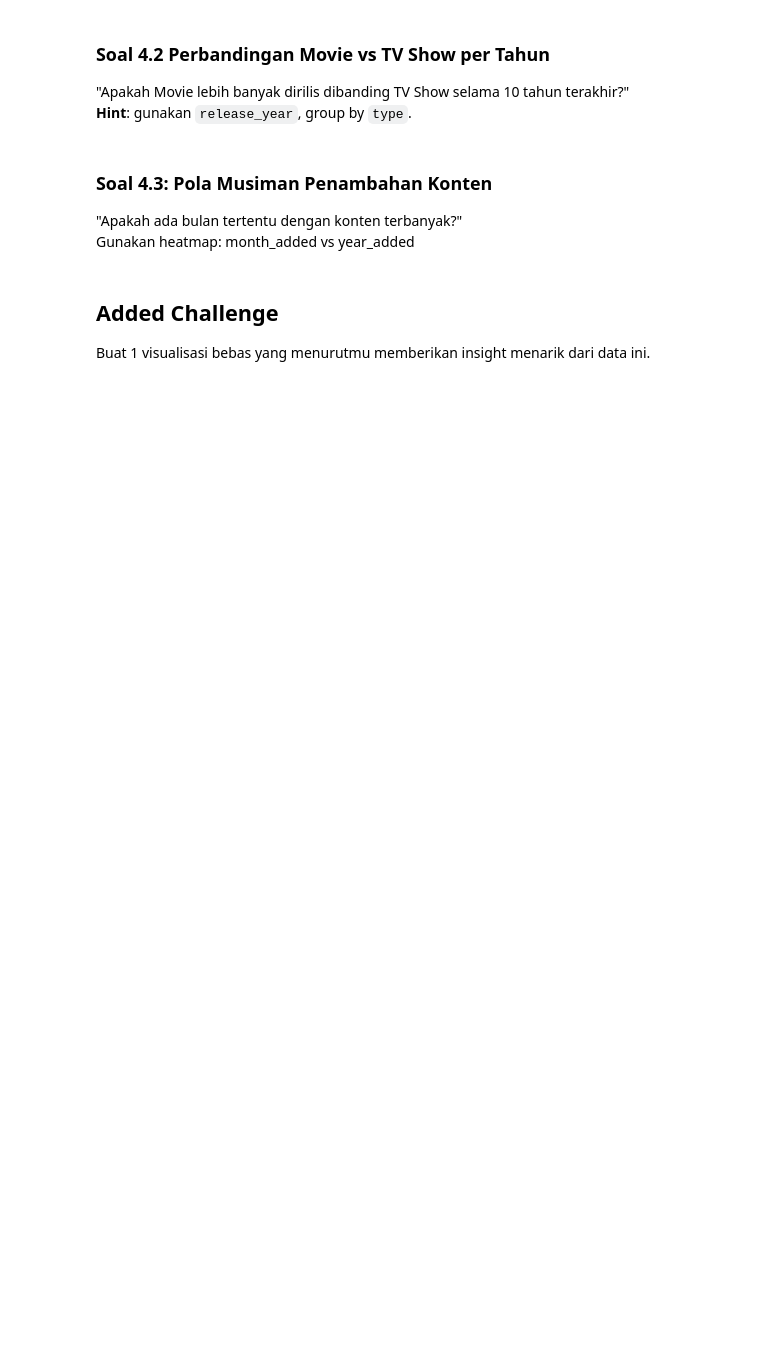
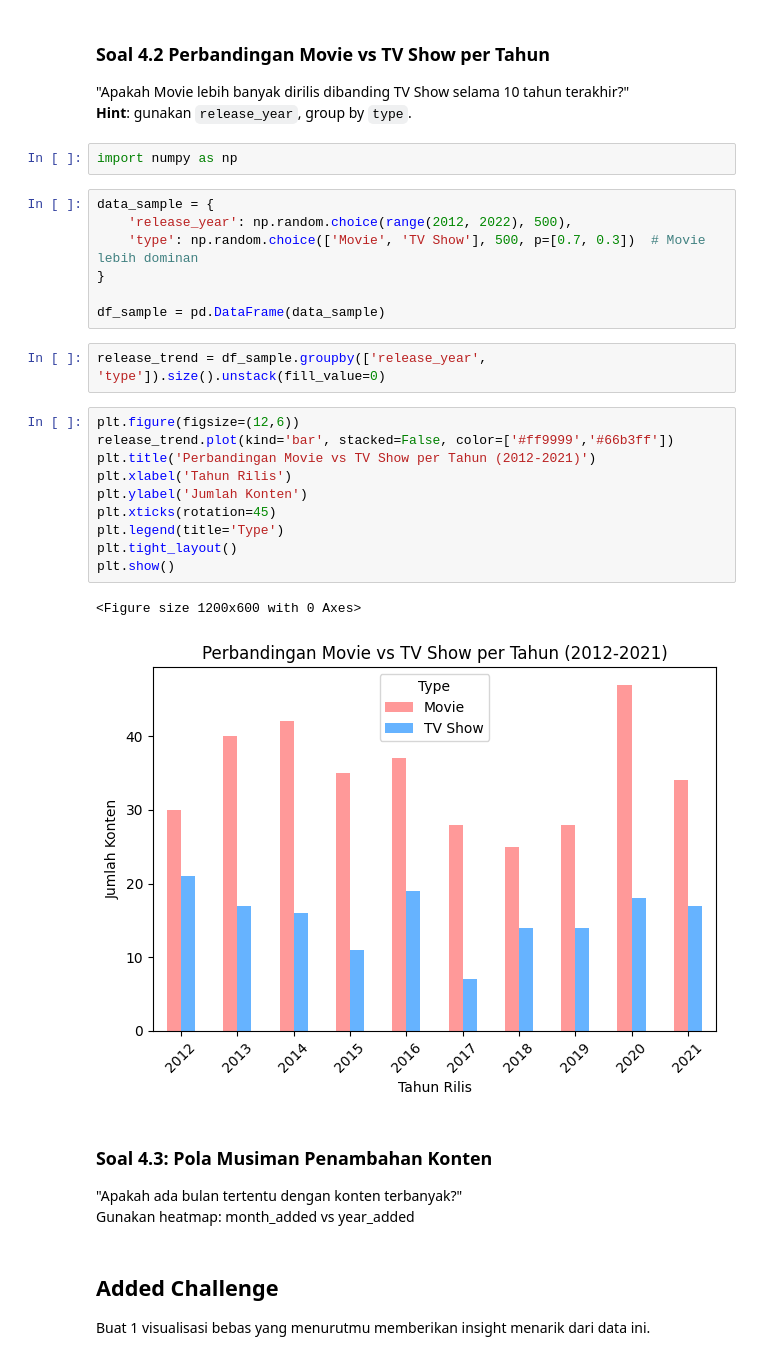
Before and after one commit to Quinntes/bootcamp, a Jupyter notebook: practice_session/2_data_analysis/4_python_for_data_visualization/day_19_quiz.ipynb, the cells around one changed output. Drawn from its saved outputs; the diff is of its cells as text; blank space fills up the shorter version.

```diff
--- a/practice_session/2_data_analysis/4_python_for_data_visualization/day_19_quiz.ipynb
+++ b/practice_session/2_data_analysis/4_python_for_data_visualization/day_19_quiz.ipynb
@@ -101,6 +147,30 @@ Petunjuk:
 ### Soal 4.2 Perbandingan Movie vs TV Show per Tahun
 "Apakah Movie lebih banyak dirilis dibanding TV Show selama 10 tahun terakhir?"\
 **Hint**: gunakan `release_year`, group by `type`.
+# %%
+import numpy as np
+# %%
+data_sample = {
+    'release_year': np.random.choice(range(2012, 2022), 500),
+    'type': np.random.choice(['Movie', 'TV Show'], 500, p=[0.7, 0.3])  # Movie lebih dominan
+}
+
+df_sample = pd.DataFrame(data_sample)
+# %%
+release_trend = df_sample.groupby(['release_year', 'type']).size().unstack(fill_value=0)
+# %%
+plt.figure(figsize=(12,6))
+release_trend.plot(kind='bar', stacked=False, color=['#ff9999','#66b3ff'])
+plt.title('Perbandingan Movie vs TV Show per Tahun (2012-2021)')
+plt.xlabel('Tahun Rilis')
+plt.ylabel('Jumlah Konten')
+plt.xticks(rotation=45)
+plt.legend(title='Type')
+plt.tight_layout()
+plt.show()
+# %% [output]
+<Figure size 1200x600 with 0 Axes>
+[figure, added]
 # %% [markdown]
 ### Soal 4.3: Pola Musiman Penambahan Konten
 "Apakah ada bulan tertentu dengan konten terbanyak?"\
```
Also changed, not shown: parts of 16 cells of this notebook.
